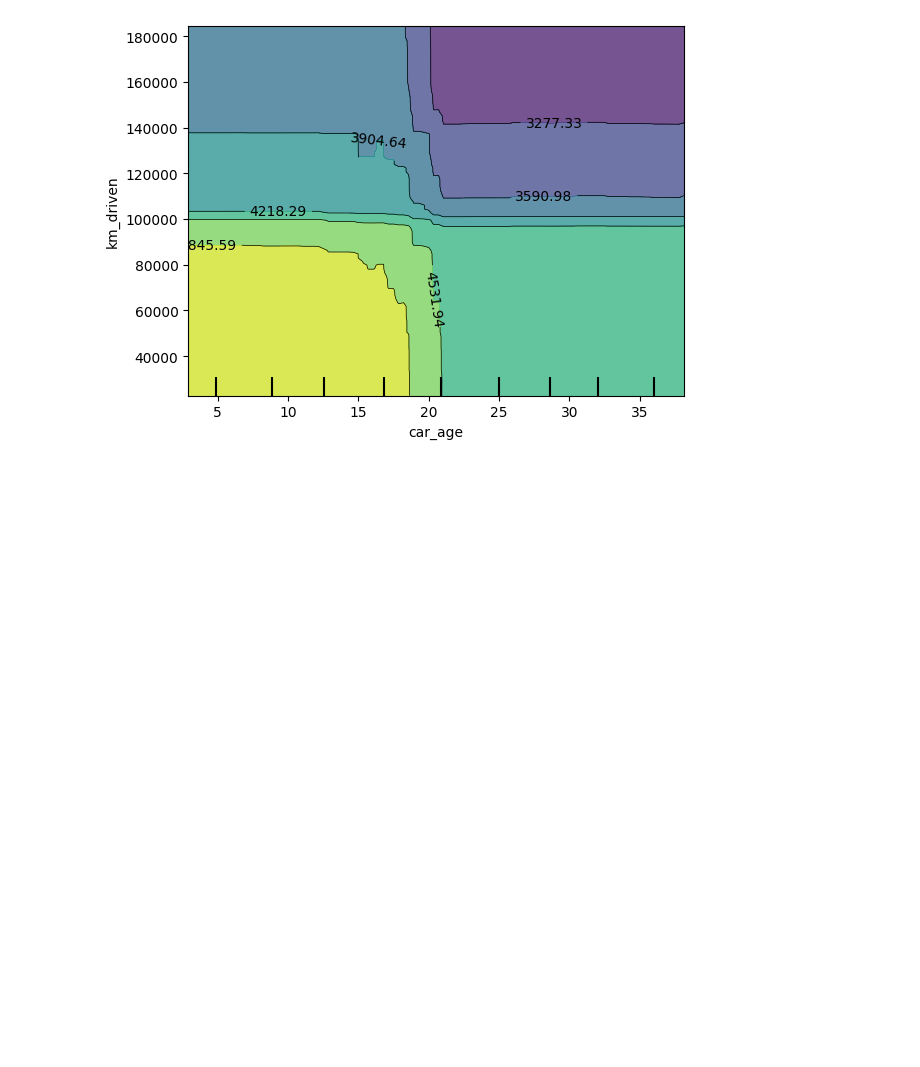
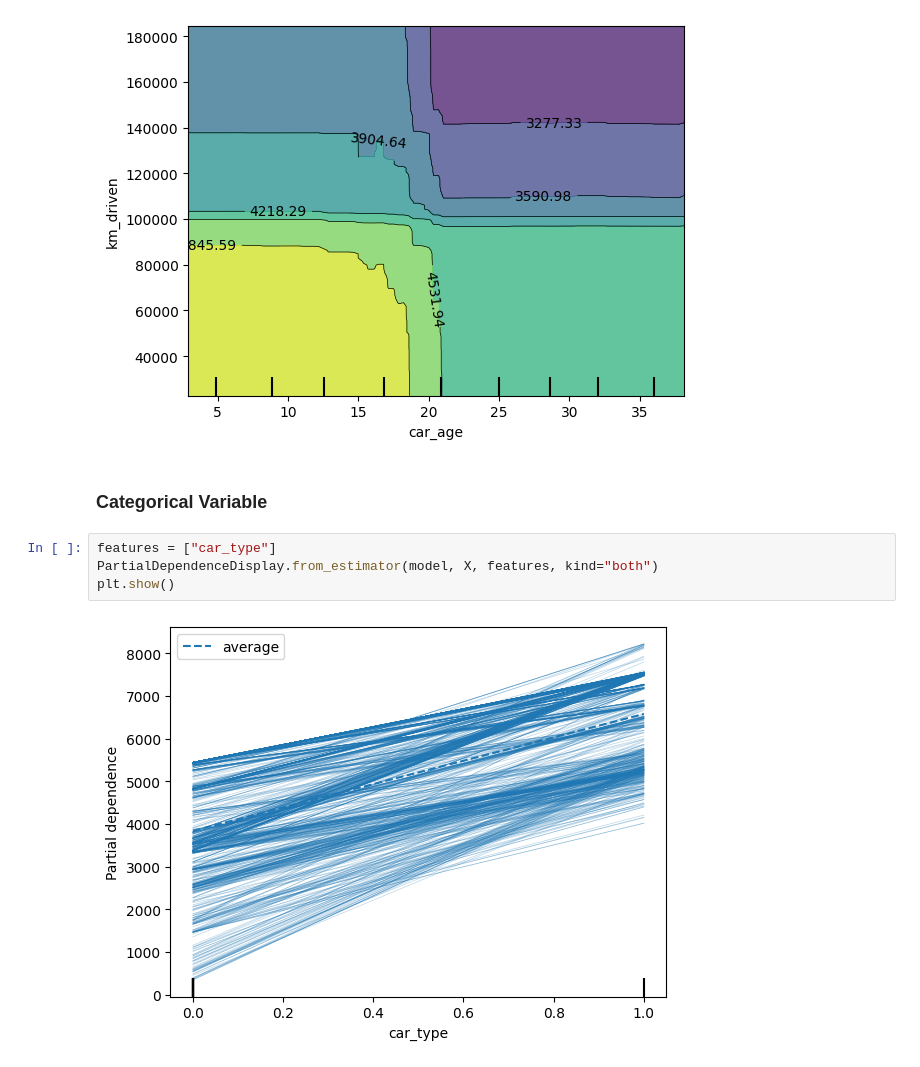
Before and after one commit to hAI-FA001/Explainable-AI-XAI, a Jupyter notebook: PDP/pdp.ipynb, the cells around one changed output. Saved outputs shown, nothing was run; the diff lists cells and outputs as text; blank space fills up the shorter version.

Commit message:
PDP for categorical features, inspecting PDP values

```diff
--- a/PDP/pdp.ipynb
+++ b/PDP/pdp.ipynb
@@ -85,3 +85,11 @@ PartialDependenceDisplay.from_estimator(model, X, features)
 plt.show()
 # %% [output]
 [figure]
+# %% [markdown]
+### Categorical Variable
+# %%
+features = ["car_type"]
+PartialDependenceDisplay.from_estimator(model, X, features, kind="both")
+plt.show()
+# %% [output]
+[figure, added]
```
Also changed, not shown: parts of 2 cells of this notebook.
